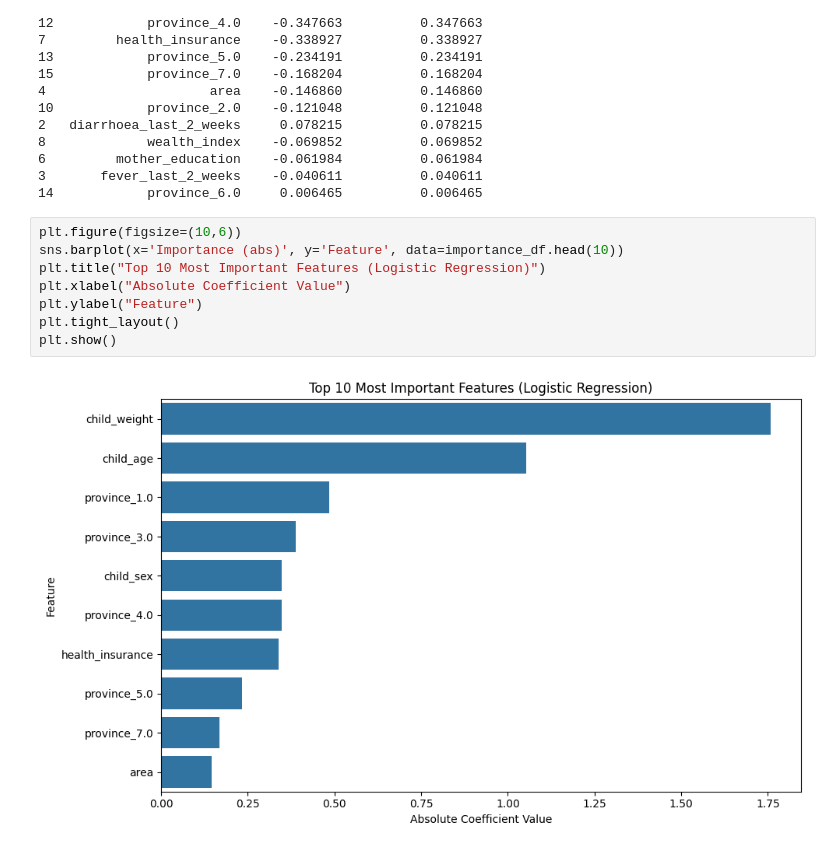
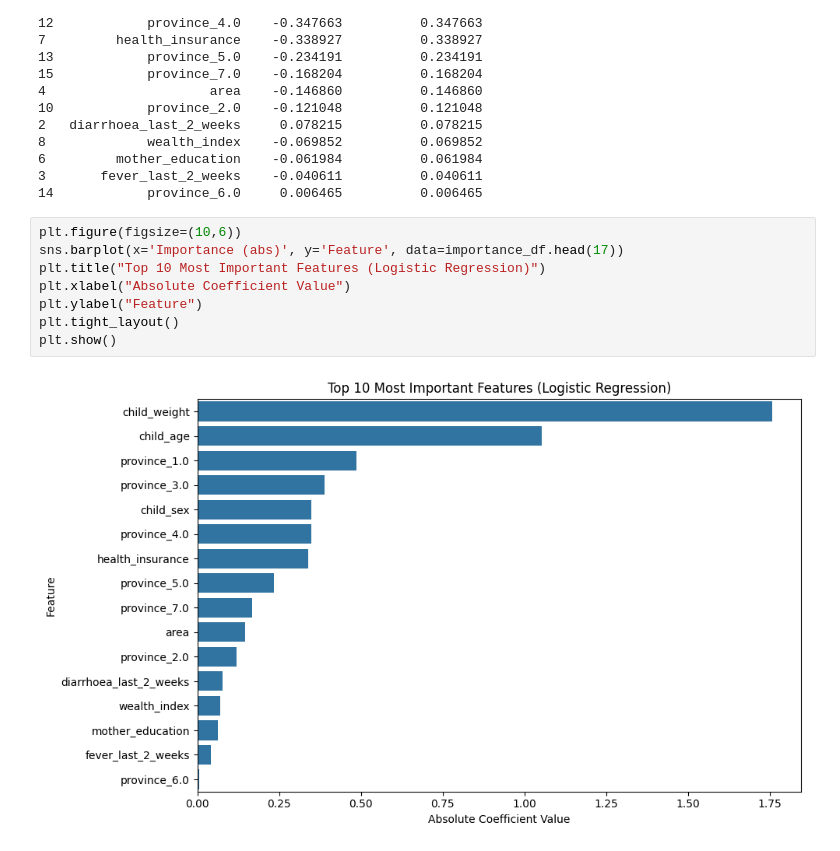
Before and after one commit to deepakbastola/malnutrition, a Jupyter notebook: models/lr.ipynb, the cells around one changed output. Cells and saved outputs as stored; diff of their text form.

```diff
--- a/models/lr.ipynb
+++ b/models/lr.ipynb
@@ -244,11 +204,11 @@ print(importance_df)
 14            province_6.0     0.006465          0.006465
 # %%
 plt.figure(figsize=(10,6))
-sns.barplot(x='Importance (abs)', y='Feature', data=importance_df.head(10))
+sns.barplot(x='Importance (abs)', y='Feature', data=importance_df.head(17))
 plt.title("Top 10 Most Important Features (Logistic Regression)")
 plt.xlabel("Absolute Coefficient Value")
 plt.ylabel("Feature")
 plt.tight_layout()
 plt.show()
 # %% [output]
-[figure, old version]
+[figure, new version]
```
Also changed, not shown: parts of 21 cells of this notebook, 1 other file.
